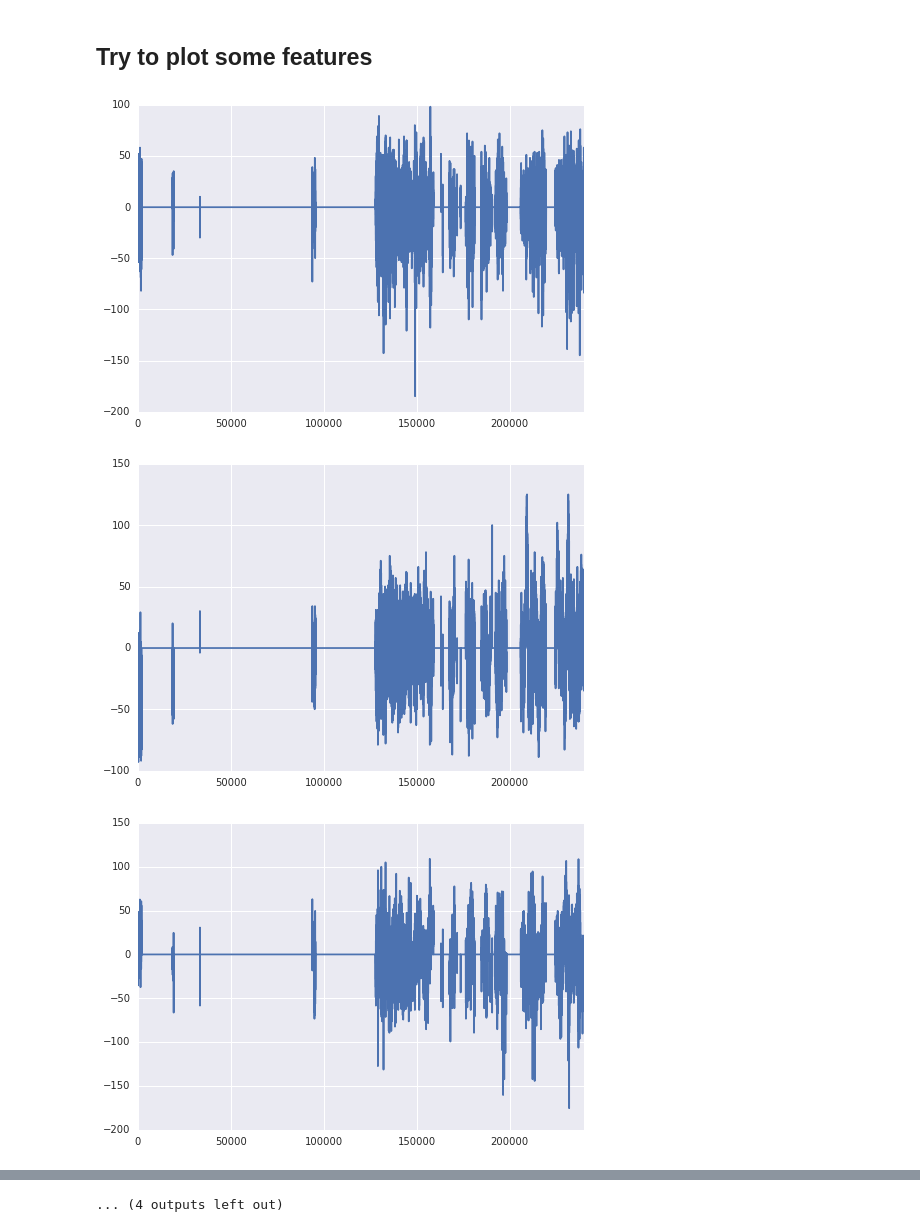
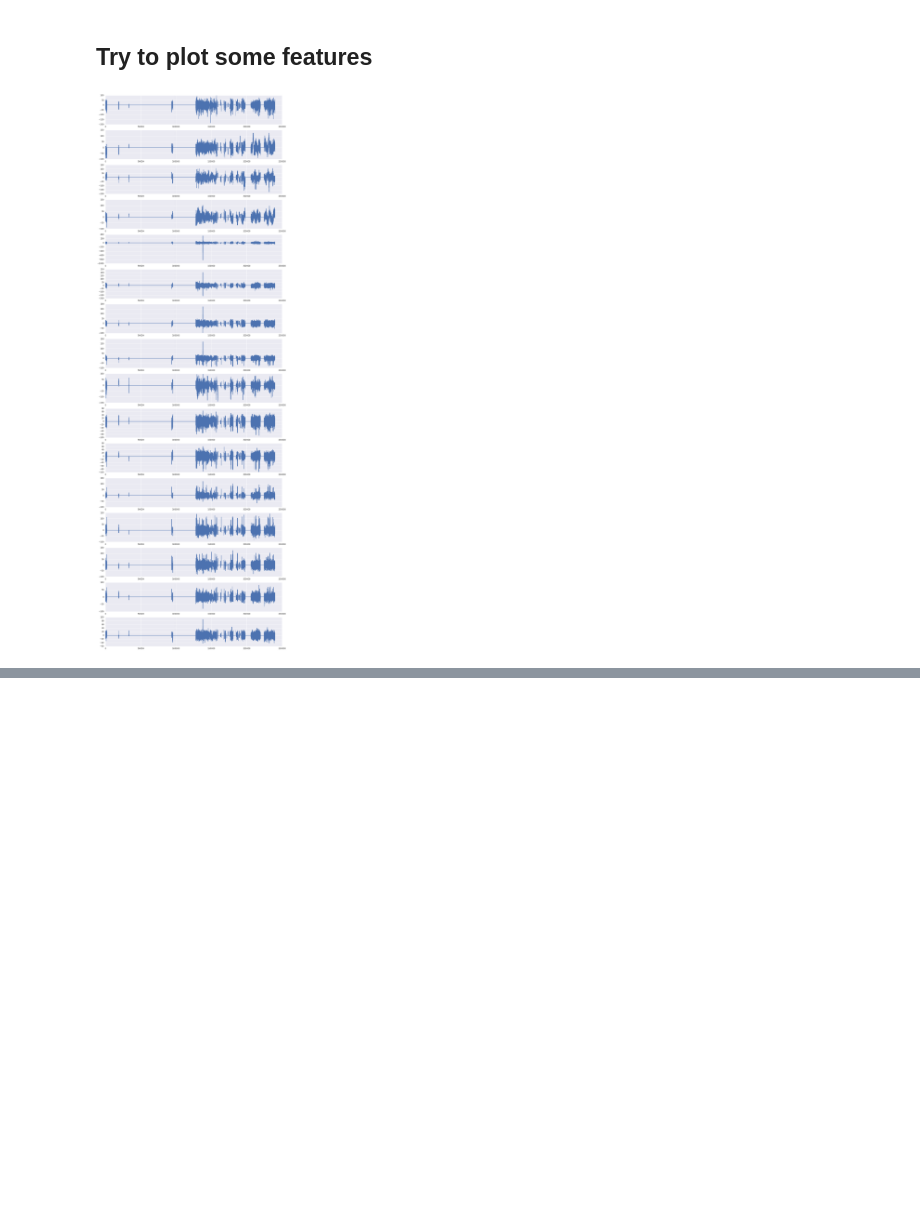
Before and after one commit to tiddler/fishpond, a Jupyter notebook: Kaggle/melbourne-university-seizure-prediction/kaggle_test.ipynb, the cells around one changed output, grey strips where cells are left out. Saved outputs shown, nothing was run; the diff lists cells and outputs as text; code cells hidden in the pictures; blank space fills up the shorter version.

```diff
--- a/Kaggle/melbourne-university-seizure-prediction/kaggle_test.ipynb
+++ b/Kaggle/melbourne-university-seizure-prediction/kaggle_test.ipynb
@@ -118,10 +118,9 @@ import seaborn
 # %%
 %matplotlib inline
 # %%
+plt.figure(figsize=(16, 50))
 for i in range(1, 17):
-    plt.figure()
-    df[i].plot()
+    plt.subplot(16, 1, i)
+    plt.plot(df[i])
 # %% [output]
-[figure, old version]
+[figure, new version]
-[figure, removed]
-[figure, removed]
@@ -137 +126,0 @@ for i in range(1, 17):
-... (4 outputs left out)
```
Also changed, not shown: parts of 1 cell of this notebook.
